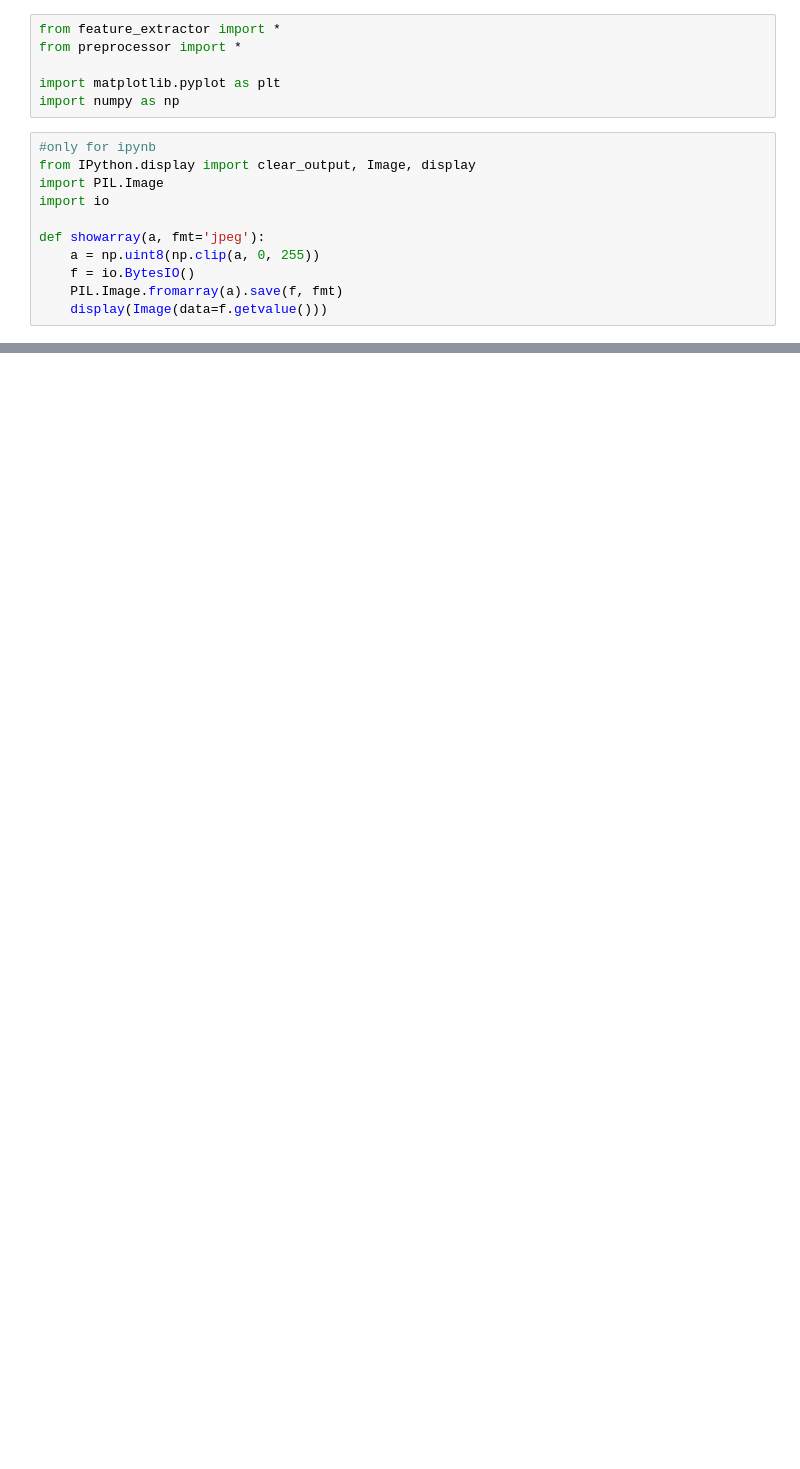
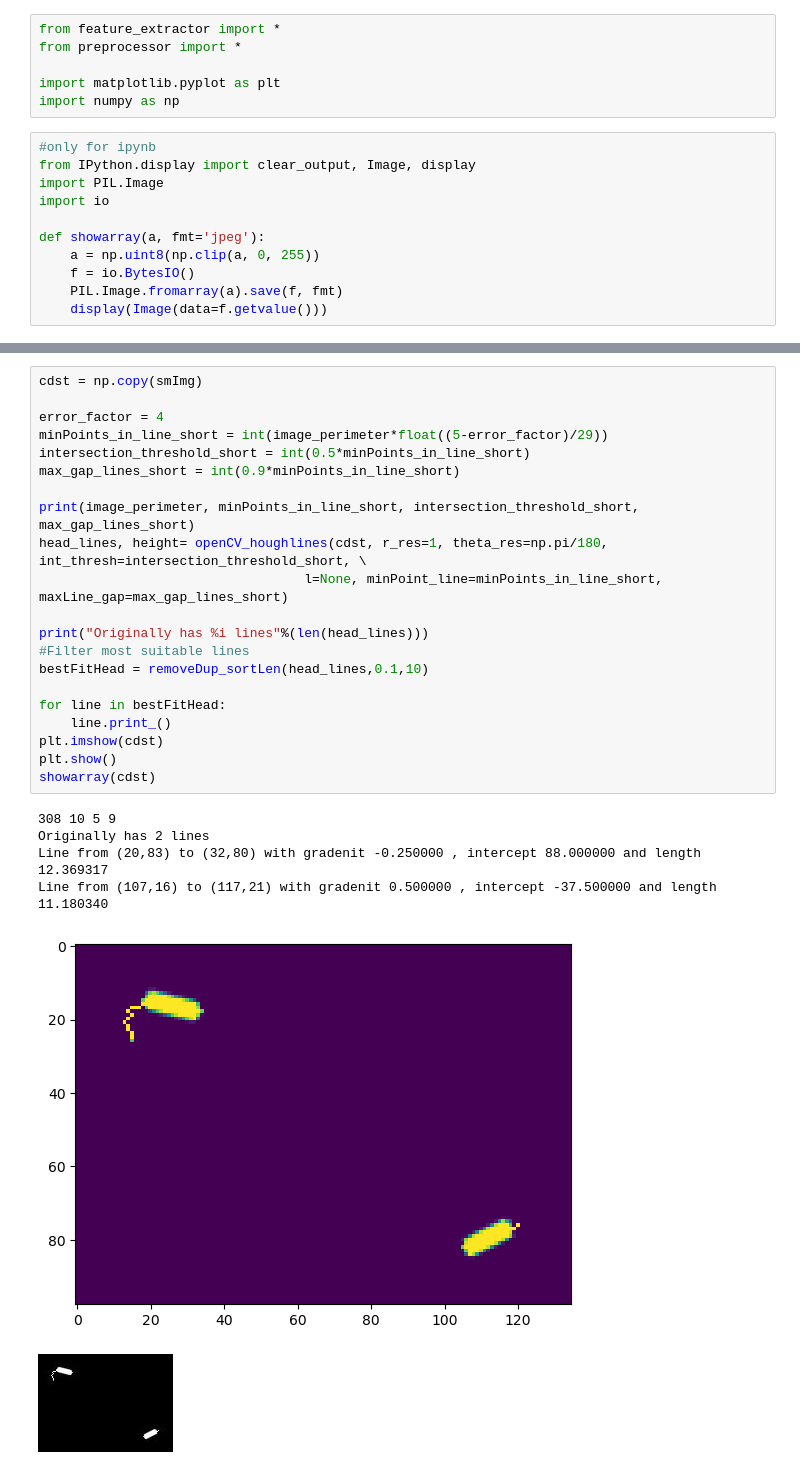
Before and after one commit to DMUPraveen/SLRC_RoboRebels, a Jupyter notebook: deploy_scripts/feature_extractor.ipynb, the cells around one changed output, grey strips where cells are left out. Drawn from its saved outputs; the diff is of its cells as text; blank space fills up the shorter version.

```diff
--- a/deploy_scripts/feature_extractor.ipynb
+++ b/deploy_scripts/feature_extractor.ipynb
@@ -71,0 +90,28 @@ print(dir_vector)
+# %%
+cdst = np.copy(smImg)
+
+error_factor = 4
+minPoints_in_line_short = int(image_perimeter*float((5-error_factor)/29))
+intersection_threshold_short = int(0.5*minPoints_in_line_short)
+max_gap_lines_short = int(0.9*minPoints_in_line_short)
+
+print(image_perimeter, minPoints_in_line_short, intersection_threshold_short, max_gap_lines_short)
+head_lines, height= openCV_houghlines(cdst, r_res=1, theta_res=np.pi/180, int_thresh=intersection_threshold_short, \
+                                  l=None, minPoint_line=minPoints_in_line_short, maxLine_gap=max_gap_lines_short)
+
+print("Originally has %i lines"%(len(head_lines)))
+#Filter most suitable lines
+bestFitHead = removeDup_sortLen(head_lines,0.1,10)
+
+for line in bestFitHead:
+    line.print_()
+plt.imshow(cdst)
+plt.show()
+showarray(cdst)
+# %% [output]
+308 10 5 9
+Originally has 2 lines
+Line from (20,83) to (32,80) with gradenit -0.250000 , intercept 88.000000 and length 12.369317
+Line from (107,16) to (117,21) with gradenit 0.500000 , intercept -37.500000 and length 11.180340
+[figure, added]
+[figure, added]
```
Also changed, not shown: parts of 22 cells of this notebook, 22 other files.
